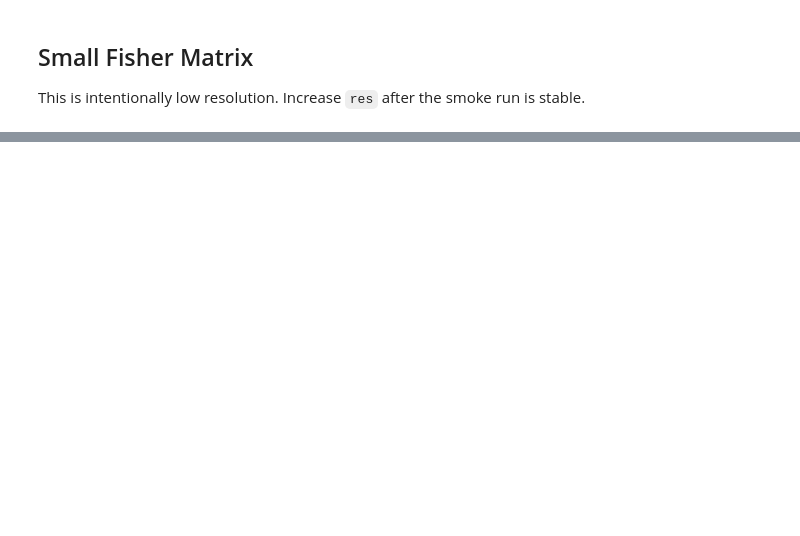
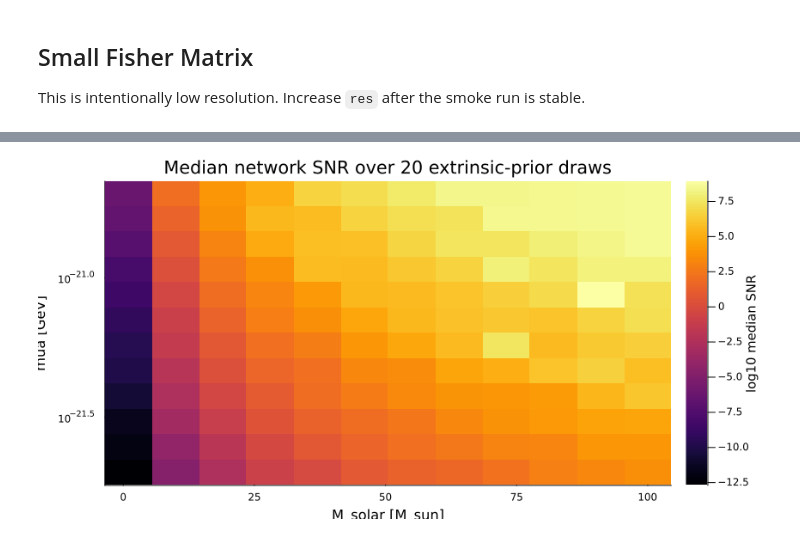
Before and after one commit to cewasiuk/3rd-Generation-Gravitational-Wave-Detector-Strain-Templates, a Jupyter notebook: GW_free_params.jl/bosonSR_annihilation_basic_analysis.ipynb, the cells around one changed output, grey strips where cells are left out. Saved outputs shown, nothing was run; the diff lists cells and outputs as text; code cells hidden in the pictures; blank space fills up the shorter version.

```diff
--- a/GW_free_params.jl/bosonSR_annihilation_basic_analysis.ipynb
+++ b/GW_free_params.jl/bosonSR_annihilation_basic_analysis.ipynb
@@ -221,0 +335,35 @@ heatmap(abs.(fisher), xlabel="parameter index", ylabel="parameter index", title=
+# %%
+median_snr_matrix = fill(NaN, length(M_solar_range), length(mua_range))
+prior_res = 80
+
+for (i, M_solar_i) in enumerate(M_solar_range)
+    for (j, mua_j) in enumerate(mua_range)
+        intrinsic_ij = (M_solar_i, mua_j)
+        f_line_ij = GW.waveform._ann_line_frequency(M_solar_i, mua_j)
+        isfinite(f_line_ij) && f_line_ij > 0 || continue
+
+        fmin_ij = max(2.0, 0.7 * f_line_ij)
+        fmax_ij = 1.3 * f_line_ij
+        fcut_ij = min(GW.waveform._fcut(model, intrinsic_ij...), fmax_ij)
+        fcut_ij > fmin_ij || continue
+        fgrid_ij = 10.0 .^ range(log10(fmin_ij), log10(fcut_ij), length=prior_res)
+
+        sampled_snrs = Float64[]
+        for sample in extrinsic_samples
+            try
+                pol_abs = GW.PolAbs(model, fgrid_ij, intrinsic_ij, dL, sample.iota)
+                push!(sampled_snrs, network_snr_from_polabs(
+                    model, network, intrinsic_ij, dL, sample, pol_abs;
+                    fmin=fmin_ij, fmax=fmax_ij, res=prior_res,
+                ))
+            catch err
+                @warn "Sampled SNR calculation failed" M_solar_i mua_j exception=(err, catch_backtrace())
+            end
+        end
+
+        finite_snrs = filter(isfinite, sampled_snrs)
+        isempty(finite_snrs) || (median_snr_matrix[i, j] = median(finite_snrs))
+    end
+end
+
+median_snr_matrix
@@ -221,0 +401,9 @@ heatmap(abs.(fisher), xlabel="parameter index", ylabel="parameter index", title=
+# %%
+heatmap(
+    M_solar_range, mua_range, log10.(median_snr_matrix)';
+    ylabel="mua [GeV]", xlabel="M_solar [M_sun]",
+    title="Median network SNR over $(n_extrinsic_samples) extrinsic-prior draws",
+    colorbar_title="log10 median SNR", yscale=:log10,
+)
+# %% [output]
+[figure, added]
```
Also changed, not shown: parts of 11 cells of this notebook, 10 other files.
